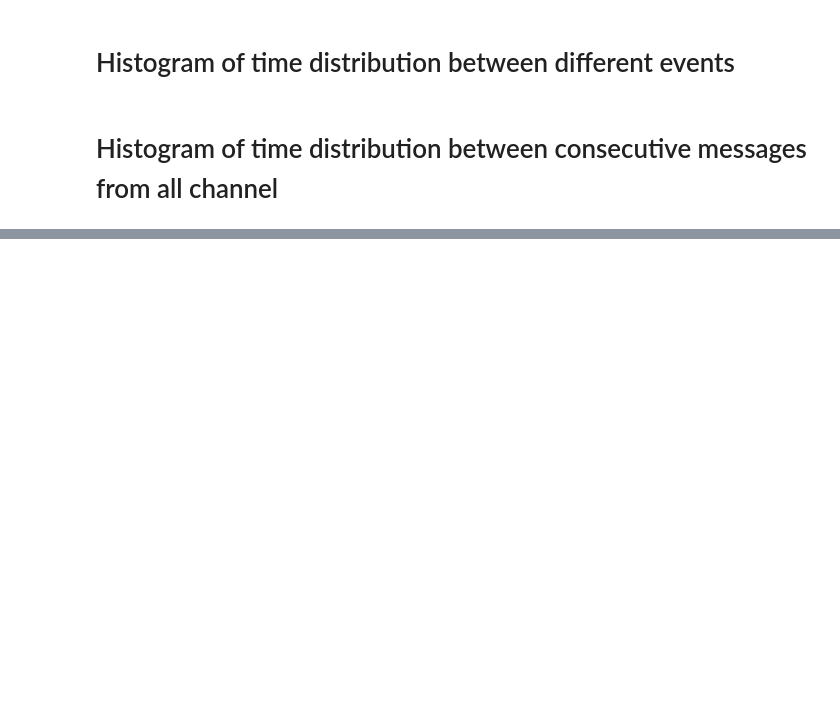
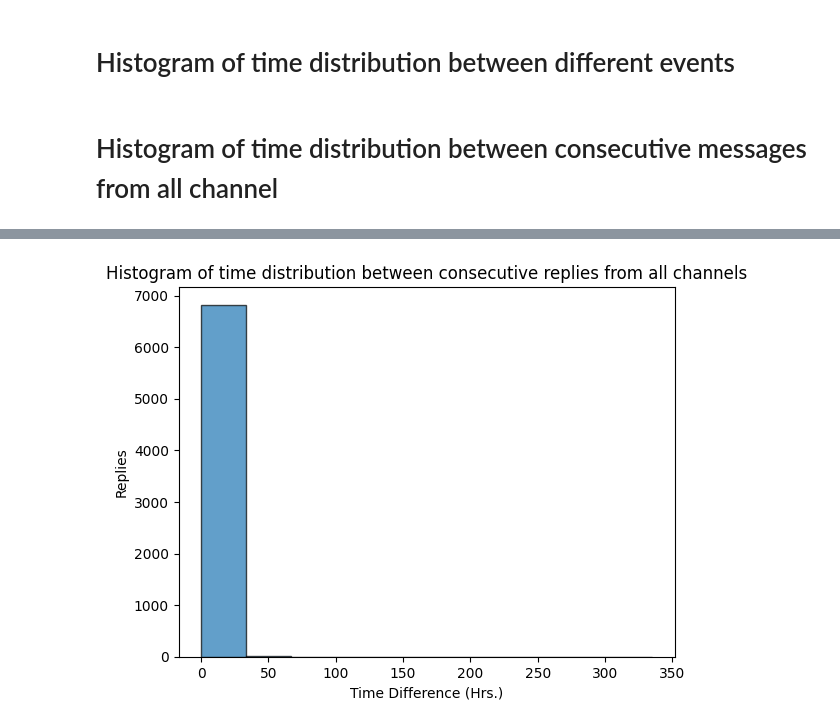
Before and after one commit to natybkl/Slack-Workspace-Data-Analysis, a Jupyter notebook: notebooks/time_distribution_historgram.ipynb, the cells around one changed output, grey strips where cells are left out. Cells and saved outputs as stored; diff of their text form; code cells hidden in the pictures; blank space fills up the shorter version.

```diff
--- a/notebooks/time_distribution_historgram.ipynb
+++ b/notebooks/time_distribution_historgram.ipynb
@@ -62,0 +77,7 @@ plot_histogram(time_distribution_of_consecutive_msgs, 'Histogram of time distrib
+# %%
+replies_with_timestampes = get_all_channels_replies(all_channels)
+# %%
+time_distribution_of_consecutive_replies = calculate_replies_time_differences(replies_with_timestampes)
+plot_histogram(time_distribution_of_consecutive_replies, 'Histogram of time distribution between consecutive replies from all channels', 'Time Difference (Hrs.)', 'Replies')
+# %% [output]
+[figure, added]
```
Also changed, not shown: parts of 6 cells of this notebook, 1 other file.
